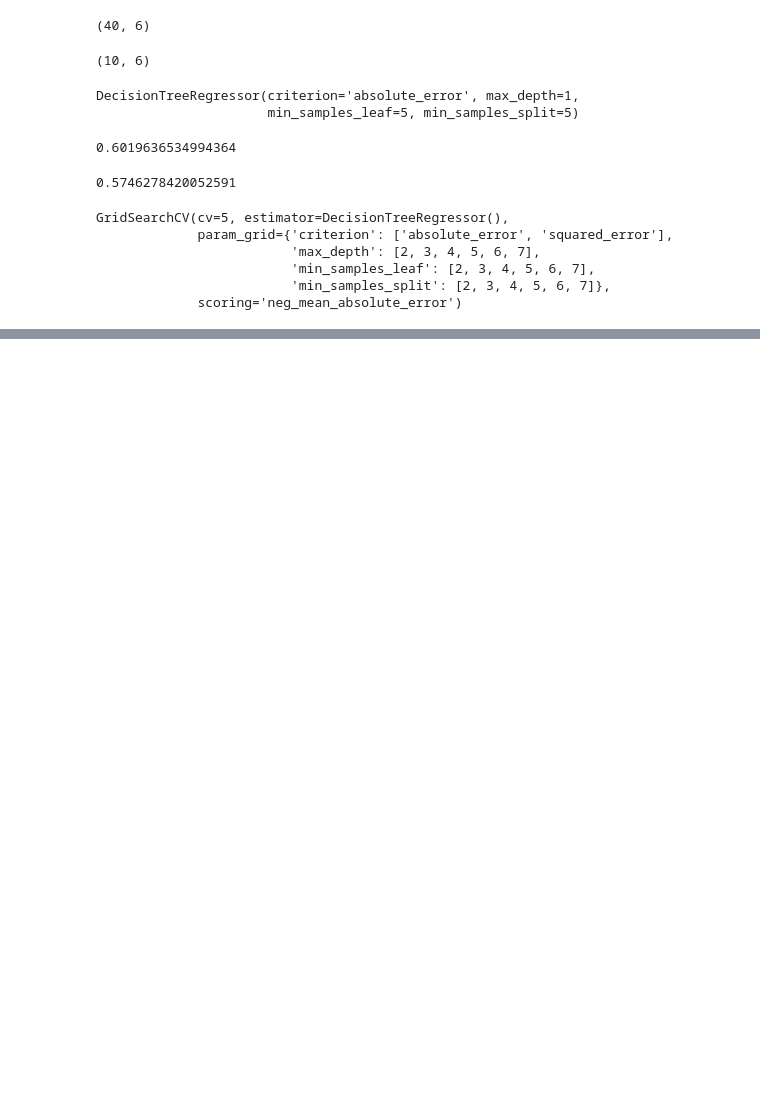
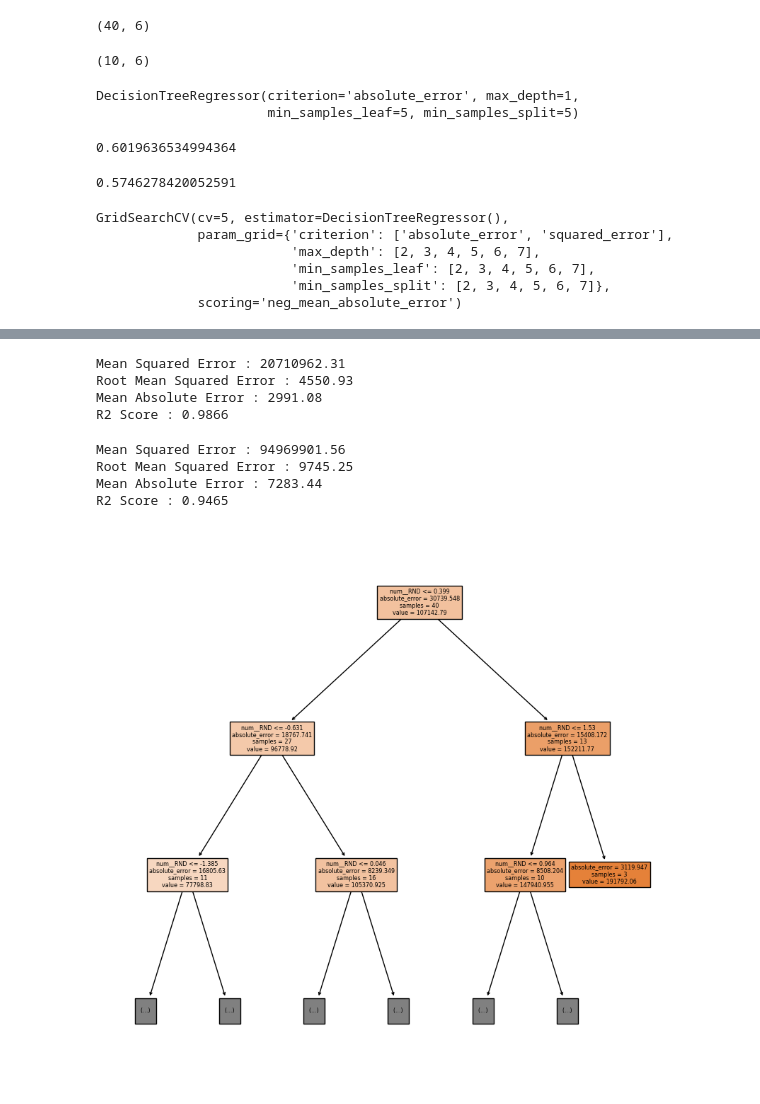
Before and after one commit to Ishankj23/Machine-Learning, a Jupyter notebook: Decision Tree Regression/DTR.ipynb, the cells around one changed output, grey strips where cells are left out. Cells and saved outputs as stored; diff of their text form; code cells hidden in the pictures; blank space fills up the shorter version.

Commit message:
Decision Tree Regression

```diff
--- a/Decision Tree Regression/DTR.ipynb
+++ b/Decision Tree Regression/DTR.ipynb
@@ -192,4 +192,4 @@ gscv.best_score_
 # %%
-best_dtr=gscv.estimator
+best_dtr=gscv.best_estimator_
 best_dtr
 # %% [output]
@@ -196,0 +248,22 @@ DecisionTreeRegressor()
+# %%
+evaluate_model(best_dtr, xtrain, ytrain)
+# %% [output]
+Mean Squared Error : 20710962.31
+Root Mean Squared Error : 4550.93
+Mean Absolute Error : 2991.08
+R2 Score : 0.9866
+# %%
+evaluate_model(best_dtr, xtest, ytest)
+# %% [output]
+Mean Squared Error : 94969901.56
+Root Mean Squared Error : 9745.25
+Mean Absolute Error : 7283.44
+R2 Score : 0.9465
+# %%
+import matplotlib.pyplot as plt
+from sklearn.tree import plot_tree
+plt.figure(figsize=(10,10))
+plot_tree(best_dtr, max_depth=2, feature_names=xtrain.columns, filled=True)
+plt.show()
+# %% [output]
+[figure, added]
```
Also changed, not shown: parts of 11 cells of this notebook.
